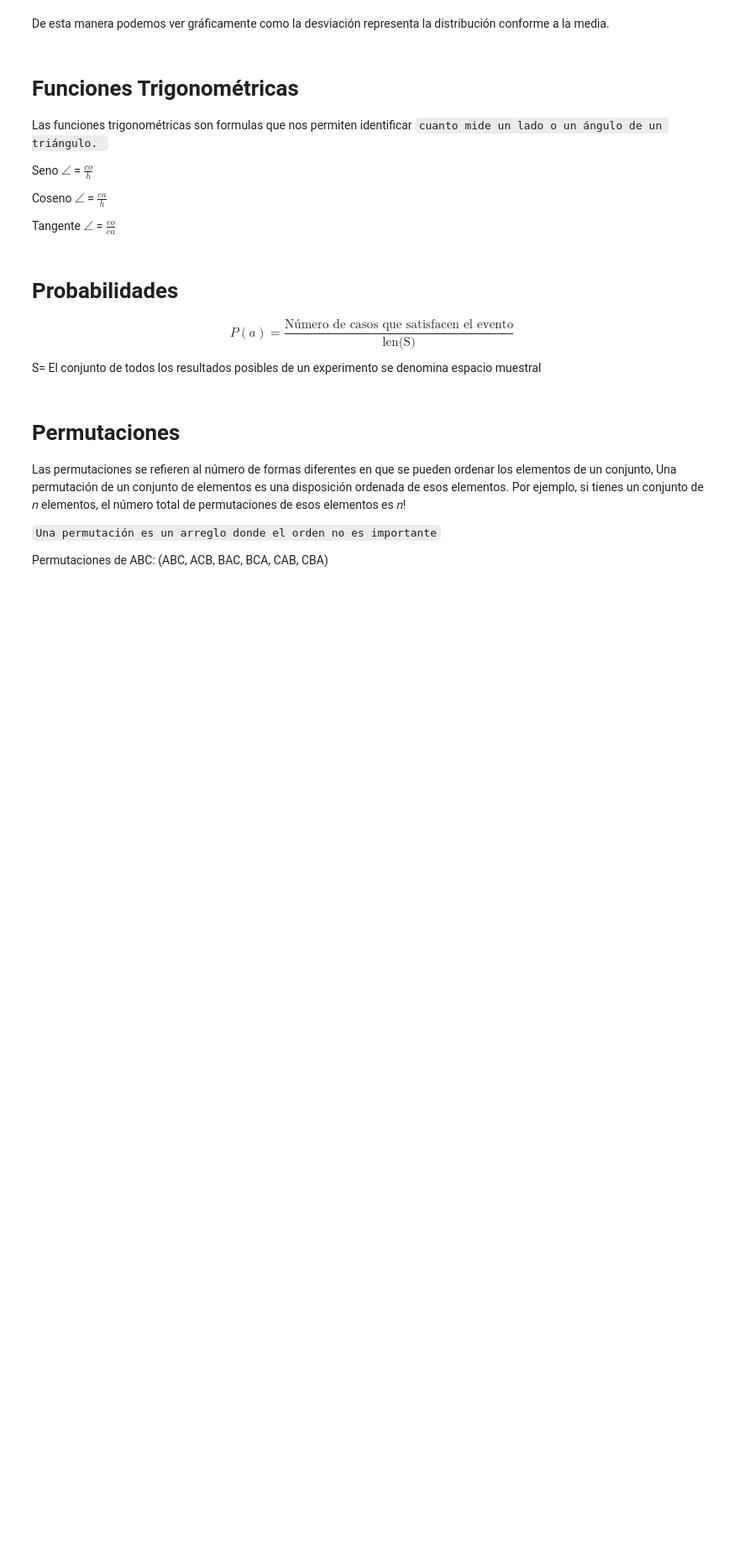
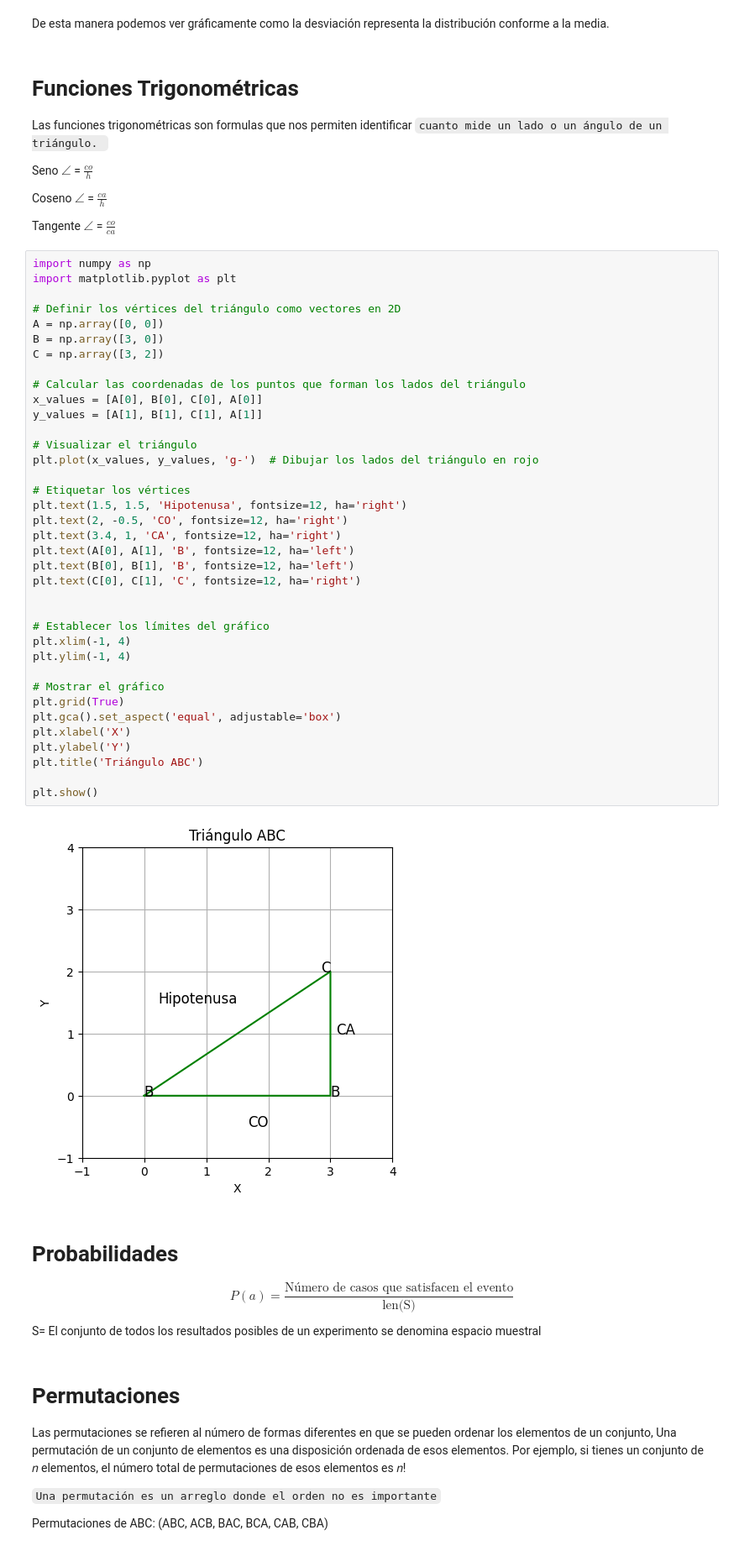
Before and after one commit to jmhrivera/own_documentation, a Jupyter notebook: Data Analyst/12. Resumen DA.ipynb, the cells around one changed output. Shown: that part at 84% size. Cells and saved outputs as stored; diff of their text form; blank space fills up the shorter version.

```diff
--- a/Data Analyst/12. Resumen DA.ipynb
+++ b/Data Analyst/12. Resumen DA.ipynb
@@ -84,6 +84,45 @@ Seno $\angle$ = $\frac{co}{h}$
 Coseno $\angle$ = $\frac{ca}{h}$
 
 Tangente $\angle$ = $\frac{co}{ca}$
+# %%
+import numpy as np
+import matplotlib.pyplot as plt
+
+# Definir los vértices del triángulo como vectores en 2D
+A = np.array([0, 0])
+B = np.array([3, 0])
+C = np.array([3, 2])
+
+# Calcular las coordenadas de los puntos que forman los lados del triángulo
+x_values = [A[0], B[0], C[0], A[0]]
+y_values = [A[1], B[1], C[1], A[1]]
+
+# Visualizar el triángulo
+plt.plot(x_values, y_values, 'g-')  # Dibujar los lados del triángulo en rojo
+
+# Etiquetar los vértices
+plt.text(1.5, 1.5, 'Hipotenusa', fontsize=12, ha='right')
+plt.text(2, -0.5, 'CO', fontsize=12, ha='right')
+plt.text(3.4, 1, 'CA', fontsize=12, ha='right')
+plt.text(A[0], A[1], 'B', fontsize=12, ha='left')
+plt.text(B[0], B[1], 'B', fontsize=12, ha='left')
+plt.text(C[0], C[1], 'C', fontsize=12, ha='right')
+
+
+# Establecer los límites del gráfico
+plt.xlim(-1, 4)
+plt.ylim(-1, 4)
+
+# Mostrar el gráfico
+plt.grid(True)
+plt.gca().set_aspect('equal', adjustable='box')
+plt.xlabel('X')
+plt.ylabel('Y')
+plt.title('Triángulo ABC')
+
+plt.show()
+# %% [output]
+[figure, added]
 # %% [markdown]
 # Probabilidades
 
```
Also changed, not shown: 9 other files.
